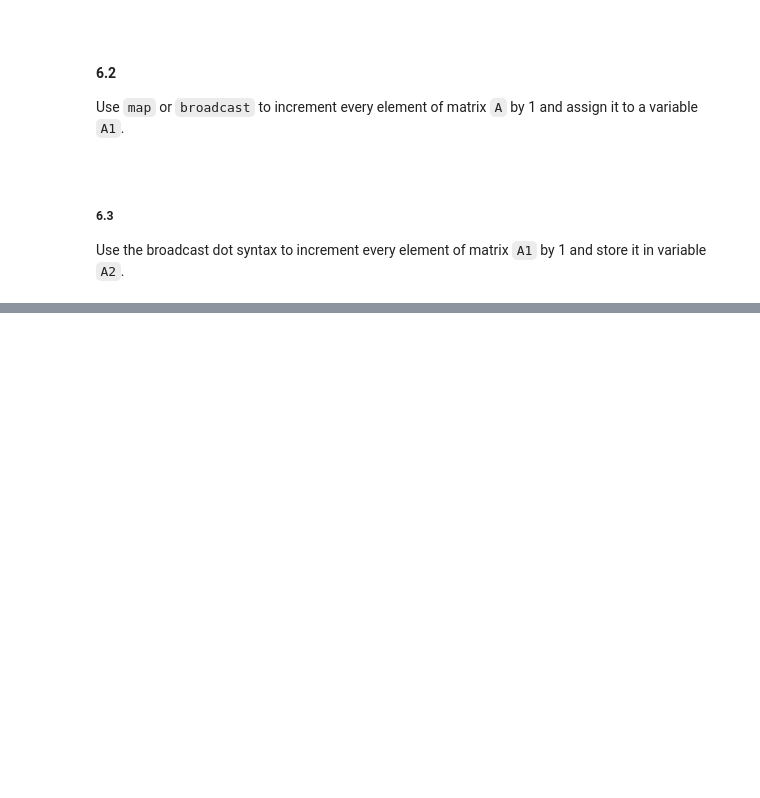
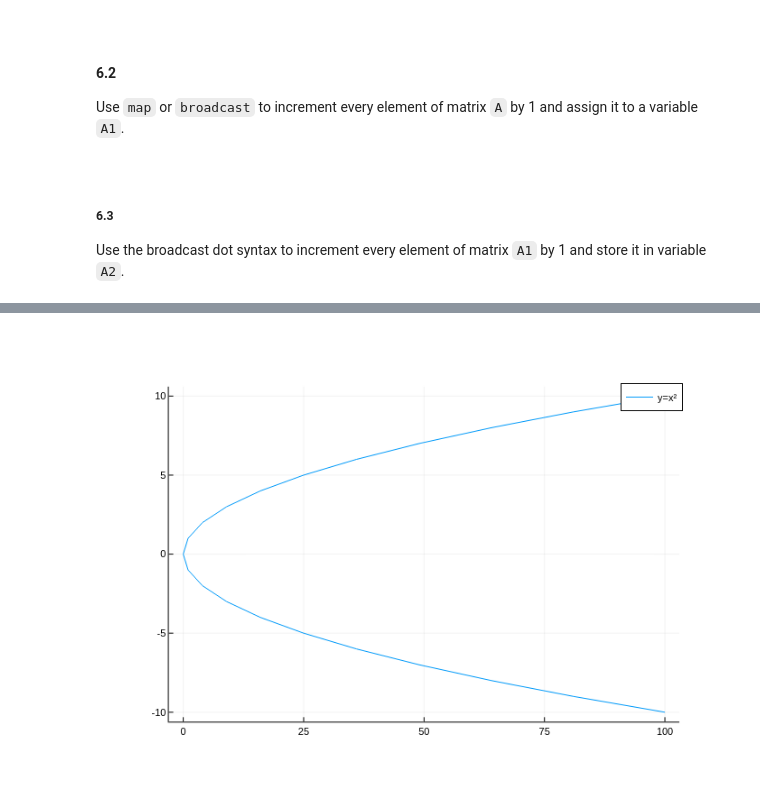
Before and after one commit to fython51/Learning-Julia, a Jupyter notebook: Introduction to Julia (for programmers).ipynb, the cells around one changed output, grey strips where cells are left out. Drawn from its saved outputs; the diff is of its cells as text; code cells hidden in the pictures; blank space fills up the shorter version.

```diff
--- a/Introduction to Julia (for programmers).ipynb
+++ b/Introduction to Julia (for programmers).ipynb
@@ -770,0 +924,6 @@ A2 = add_one.(A1) # Method 3
+# %%
+x = -10:10
+y = x.^2
+plot(y, x, label="y=x²")
+# %% [output]
+[figure, added]
```
Also changed, not shown: parts of 42 cells of this notebook.
